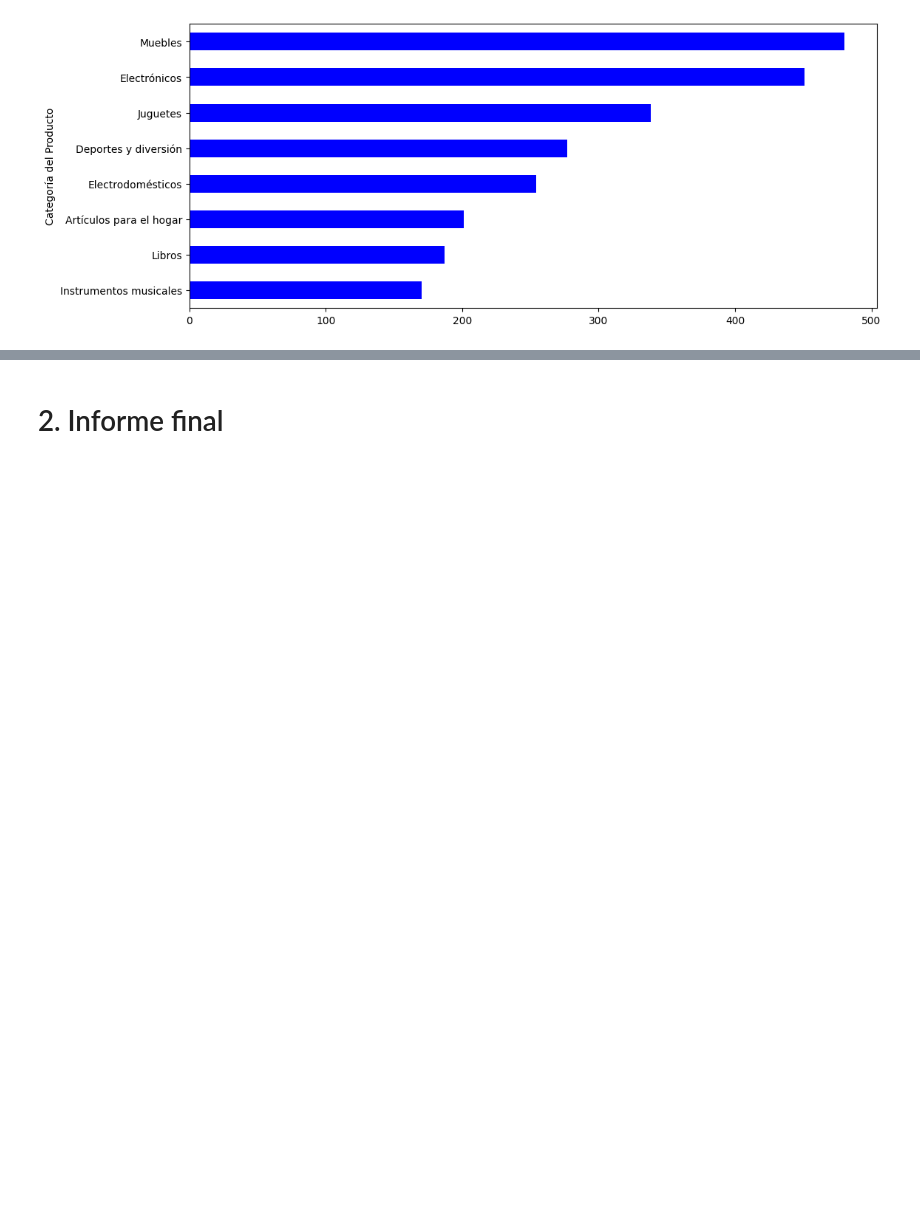
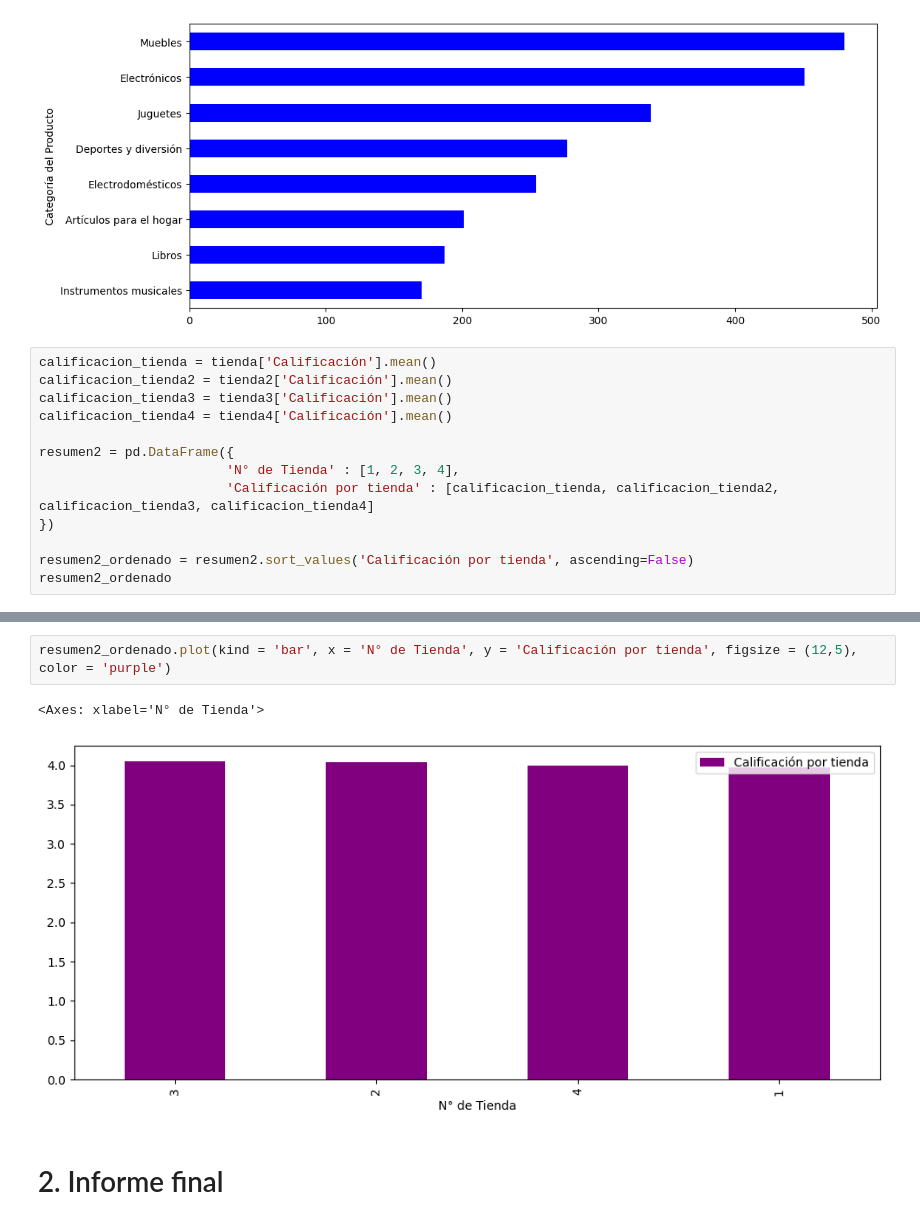
Before and after one commit to Anel-7/alura-store, a Jupyter notebook: alura_store.ipynb, the cells around one changed output, grey strips where cells are left out. Cells and saved outputs as stored; diff of their text form; blank space fills up the shorter version.

```diff
--- a/alura_store.ipynb
+++ b/alura_store.ipynb
@@ -324,3 +347,16 @@ df_tienda4.plot(kind = 'barh', figsize = (12,5), color = 'blue')
 # %% [output]
 <Axes: ylabel='Categoría del Producto'>
 [figure]
+# %%
+calificacion_tienda = tienda['Calificación'].mean()
+calificacion_tienda2 = tienda2['Calificación'].mean()
+calificacion_tienda3 = tienda3['Calificación'].mean()
+calificacion_tienda4 = tienda4['Calificación'].mean()
+
+resumen2 = pd.DataFrame({
+                        'N° de Tienda' : [1, 2, 3, 4],
+                        'Calificación por tienda' : [calificacion_tienda, calificacion_tienda2, calificacion_tienda3, calificacion_tienda4]
+})
+
+resumen2_ordenado = resumen2.sort_values('Calificación por tienda', ascending=False)
+resumen2_ordenado
@@ -327,2 +369,7 @@ df_tienda4.plot(kind = 'barh', figsize = (12,5), color = 'blue')
+# %%
+resumen2_ordenado.plot(kind = 'bar', x = 'N° de Tienda', y = 'Calificación por tienda', figsize = (12,5), color = 'purple')
+# %% [output]
+<Axes: xlabel='N° de Tienda'>
+[figure, added]
 # %% [markdown]
 # 2. Informe final
```
Also changed, not shown: parts of 3 cells of this notebook, 1 other file.
